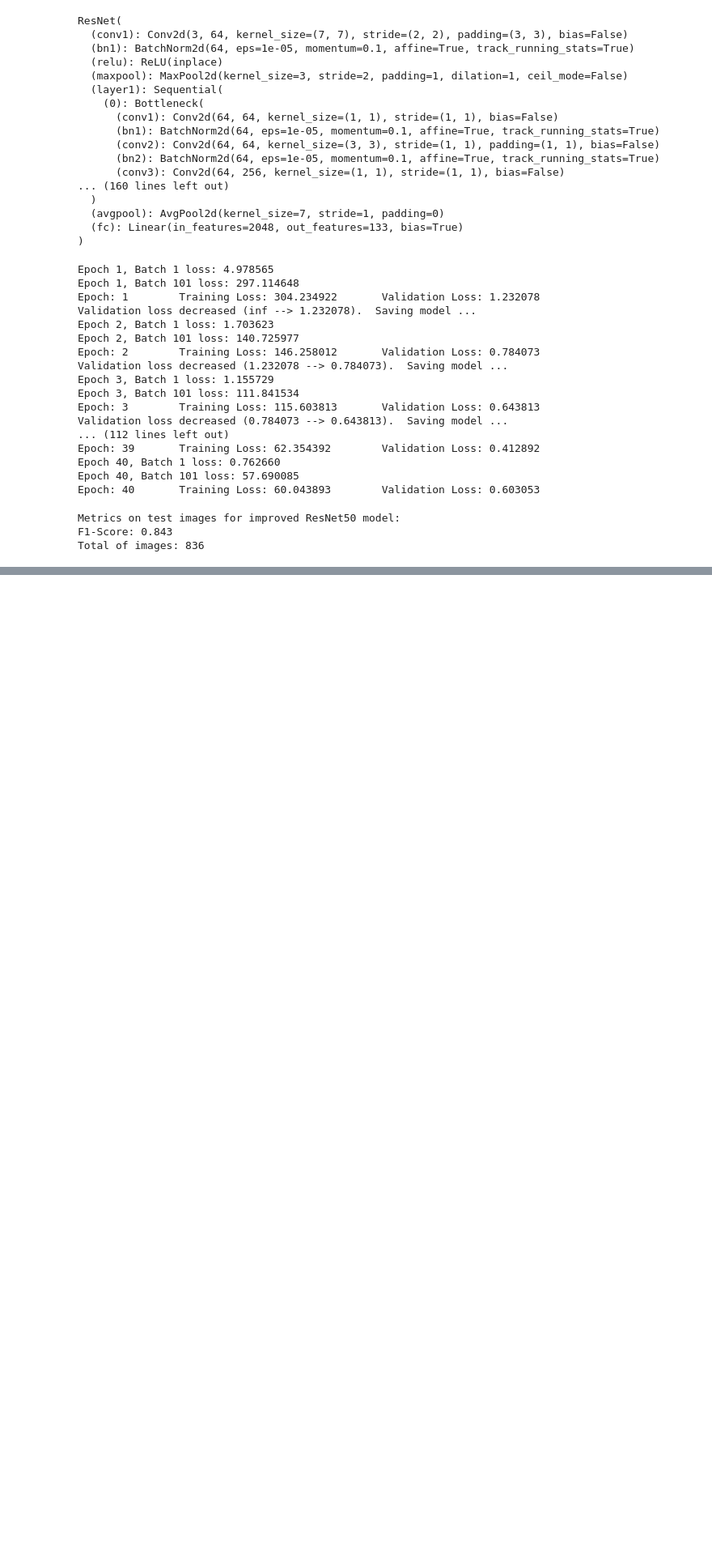
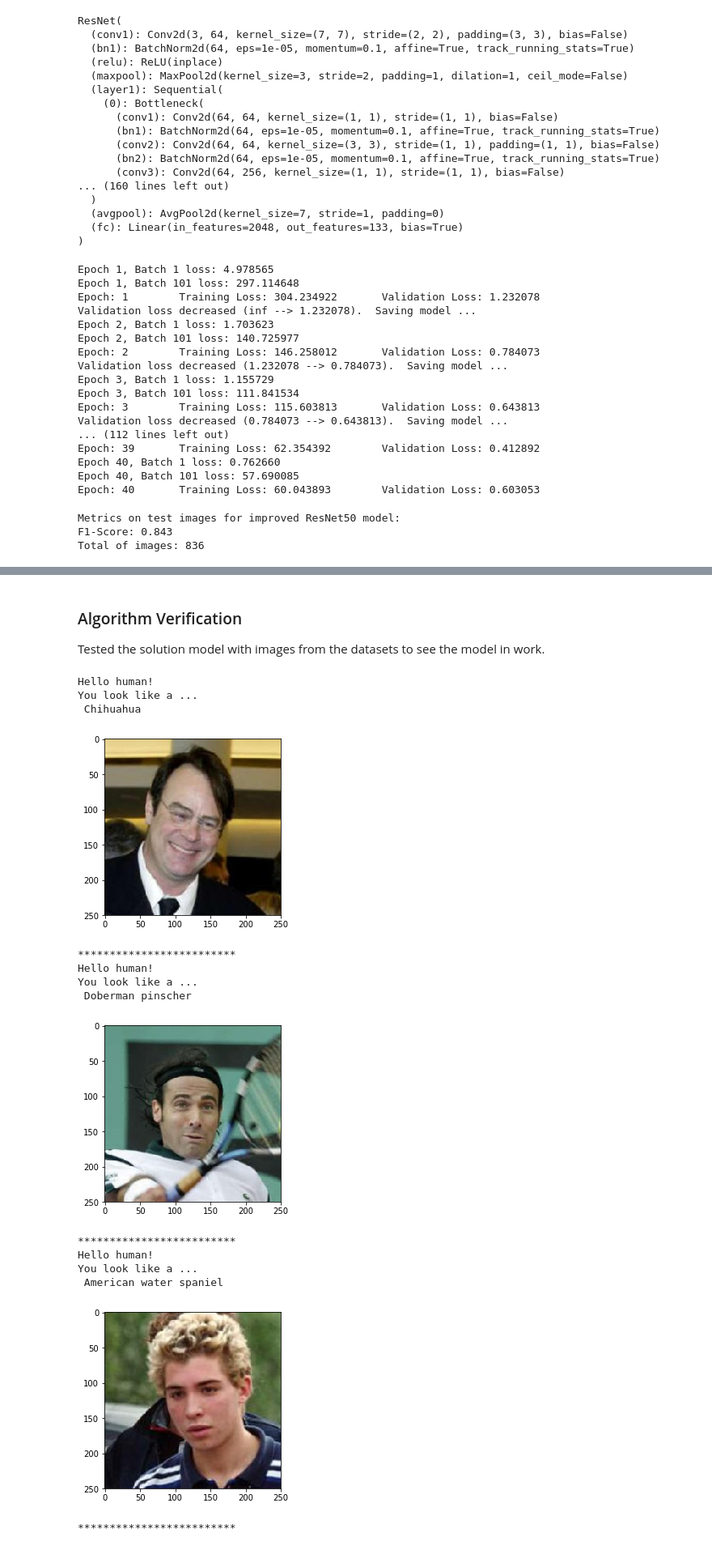
Before and after one commit to luis-valverde/Dog-Breeds-Classifier, a Jupyter notebook: dog_app.ipynb, the cells around one changed output, grey strips where cells are left out. Shown at 81% size. Cells and saved outputs as stored; diff of their text form; code cells hidden in the pictures; blank space fills up the shorter version.

```diff
--- a/dog_app.ipynb
+++ b/dog_app.ipynb
@@ -936,0 +976,46 @@ Total of images: 836
+# %%
+def run_app(img_path, is_human):
+    ''' If supplied an image of a human, the code identifies the resembling dog breed.
+        If it is a dog image, it predicts the dog breed.
+    '''
+
+    # Obtain predicted dog breed
+    predicted_breed = predict_breed_transfer(img_path, model_improved)
+
+    # Check if a human face is detected in the image
+    if is_human:
+        print("Hello human!")
+        print("You look like a ...\n {}".format(predicted_breed))
+    # Check if a dog is detected in the image
+    else:
+        print("Hello dog!")
+        print("Your predicted breed is...: \n{}".format(predicted_breed))
+
+    # Show image
+    plt.imshow(Image.open(img_path))
+    plt.show()
+    print("*************************")
+# %% [markdown]
+### Algorithm Verification
+
+Tested the solution model with images from the datasets to see the model in work.
+# %%
+# Verify the algorithm for human images
+for file in human_files[:3]:
+    run_app(file, is_human=True)
+# %% [output]
+Hello human!
+You look like a ...
+ Chihuahua
+[figure, added]
+*************************
+Hello human!
+You look like a ...
+ Doberman pinscher
+[figure, added]
+*************************
+Hello human!
+You look like a ...
+ American water spaniel
+[figure, added]
+*************************
```
Also changed, not shown: parts of 4 cells of this notebook.
